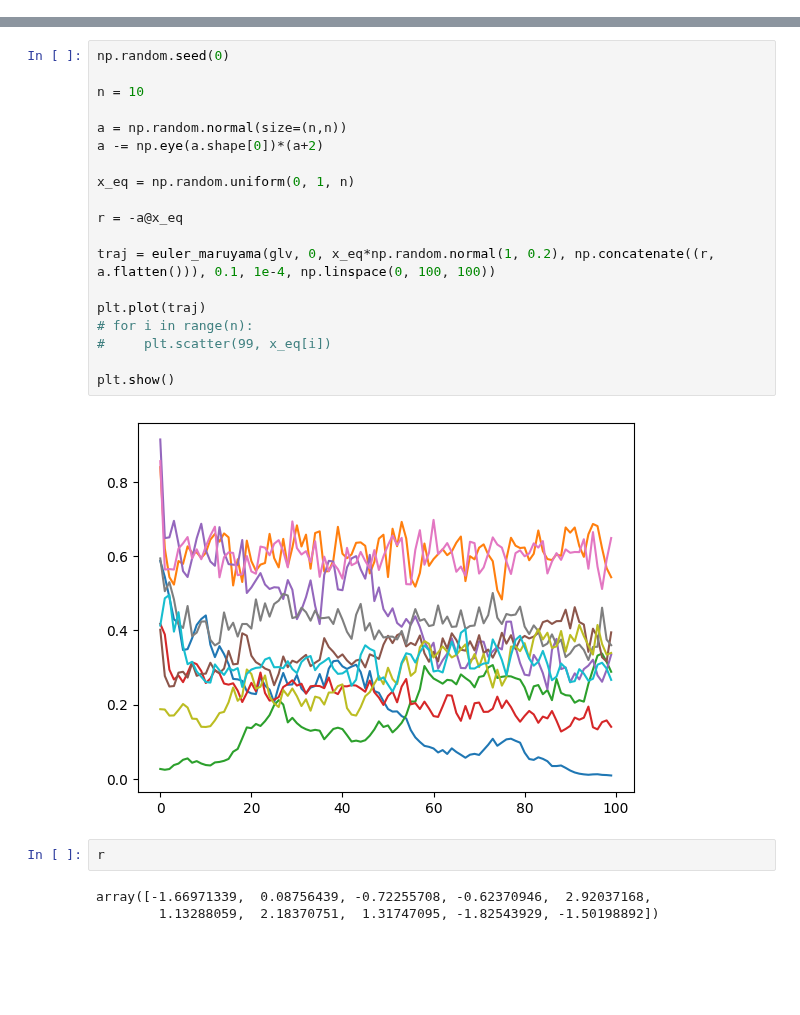
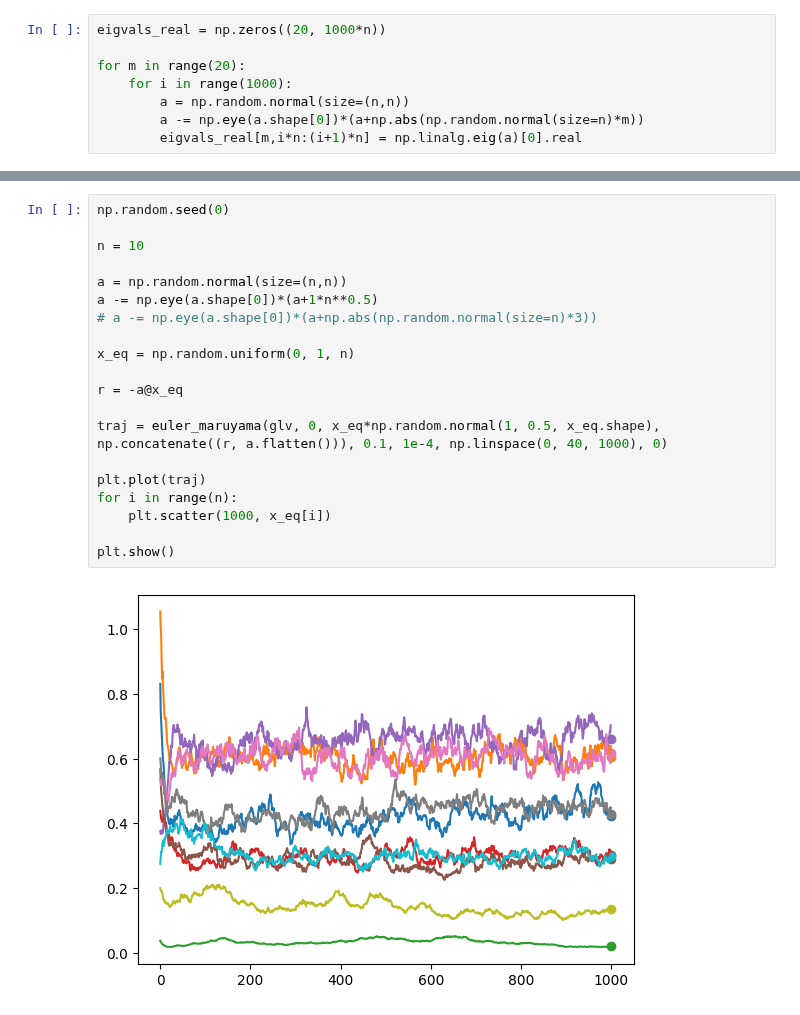
Before and after one commit to joaovaleriano/gLV_OED, a Jupyter notebook: notebooks/community_generation_free_interactions.ipynb, the cells around one changed output, grey strips where cells are left out. Cells and saved outputs as stored; diff of their text form; blank space fills up the shorter version.

```diff
--- a/notebooks/community_generation_free_interactions.ipynb
+++ b/notebooks/community_generation_free_interactions.ipynb
@@ -7,0 +53,8 @@ from stochastic_glv_generator import glv, euler_maruyama
+# %%
+eigvals_real = np.zeros((20, 1000*n))
+
+for m in range(20):
+    for i in range(1000):
+        a = np.random.normal(size=(n,n))
+        a -= np.eye(a.shape[0])*(a+np.abs(np.random.normal(size=n)*m))
+        eigvals_real[m,i*n:(i+1)*n] = np.linalg.eig(a)[0].real
@@ -8,26 +72,22 @@ from stochastic_glv_generator import glv, euler_maruyama
 # %%
 np.random.seed(0)
 
 n = 10
 
 a = np.random.normal(size=(n,n))
-a -= np.eye(a.shape[0])*(a+2)
+a -= np.eye(a.shape[0])*(a+1*n**0.5)
+# a -= np.eye(a.shape[0])*(a+np.abs(np.random.normal(size=n)*3))
 
 x_eq = np.random.uniform(0, 1, n)
 
 r = -a@x_eq
 
-traj = euler_maruyama(glv, 0, x_eq*np.random.normal(1, 0.2), np.concatenate((r, a.flatten())), 0.1, 1e-4, np.linspace(0, 100, 100))
+traj = euler_maruyama(glv, 0, x_eq*np.random.normal(1, 0.5, x_eq.shape), np.concatenate((r, a.flatten())), 0.1, 1e-4, np.linspace(0, 40, 1000), 0)
 
 plt.plot(traj)
-# for i in range(n):
-#     plt.scatter(99, x_eq[i])
+for i in range(n):
+    plt.scatter(1000, x_eq[i])
 
 plt.show()
 # %% [output]
-[figure, old version]
+[figure, new version]
-# %%
-r
-# %% [output]
-array([-1.66971339,  0.08756439, -0.72255708, -0.62370946,  2.92037168,
-        1.13288059,  2.18370751,  1.31747095, -1.82543929, -1.50198892])
```
Also changed, not shown: parts of 11 cells of this notebook, 3 other files.
